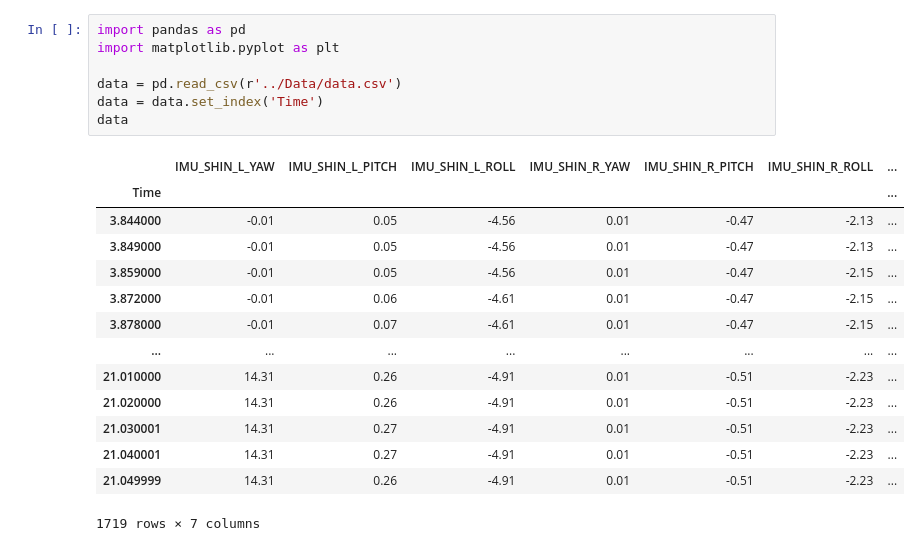
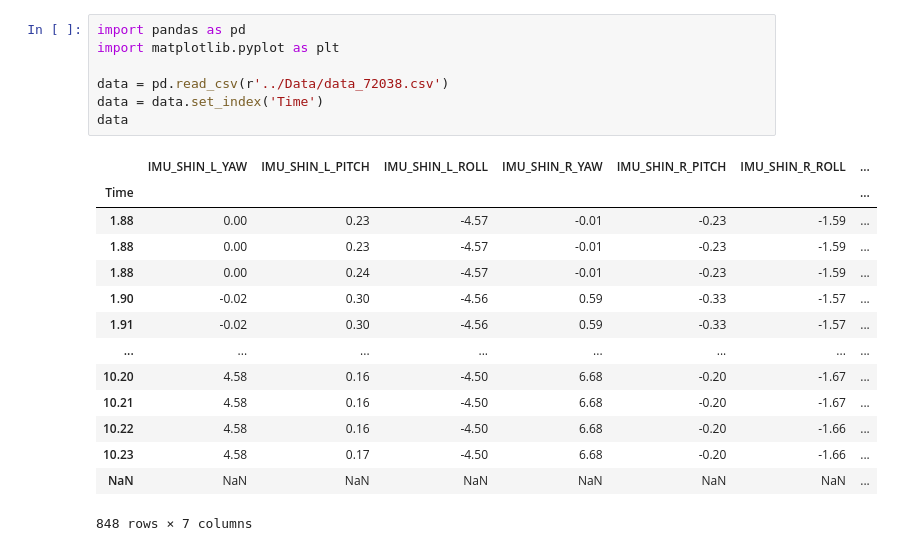
Before and after one commit to njanwani/soft-axo, a Jupyter notebook: Data Processsing/Scripts/plot.ipynb, the cells around one changed output. Saved outputs shown, nothing was run; the diff lists cells and outputs as text.

```diff
--- a/Data Processsing/Scripts/plot.ipynb
+++ b/Data Processsing/Scripts/plot.ipynb
@@ -1,23 +1,23 @@
 # %%
 import pandas as pd
 import matplotlib.pyplot as plt
 
-data = pd.read_csv(r'../Data/data.csv')
+data = pd.read_csv(r'../Data/data_72038.csv')
 data = data.set_index('Time')
 data
 # %% [output]
 |  | IMU_SHIN_L_YAW | IMU_SHIN_L_PITCH | IMU_SHIN_L_ROLL | IMU_SHIN_R_YAW | IMU_SHIN_R_PITCH | IMU_SHIN_R_ROLL | ... |
 | Time |  |  |  |  |  |  | ... |
-| 3.844000 | -0.01 | 0.05 | -4.56 | 0.01 | -0.47 | -2.13 | ... |
-| 3.849000 | -0.01 | 0.05 | -4.56 | 0.01 | -0.47 | -2.13 | ... |
-| 3.859000 | -0.01 | 0.05 | -4.56 | 0.01 | -0.47 | -2.15 | ... |
-| 3.872000 | -0.01 | 0.06 | -4.61 | 0.01 | -0.47 | -2.15 | ... |
-| 3.878000 | -0.01 | 0.07 | -4.61 | 0.01 | -0.47 | -2.15 | ... |
+| 1.88 | 0.00 | 0.23 | -4.57 | -0.01 | -0.23 | -1.59 | ... |
+| 1.88 | 0.00 | 0.23 | -4.57 | -0.01 | -0.23 | -1.59 | ... |
+| 1.88 | 0.00 | 0.24 | -4.57 | -0.01 | -0.23 | -1.59 | ... |
+| 1.90 | -0.02 | 0.30 | -4.56 | 0.59 | -0.33 | -1.57 | ... |
+| 1.91 | -0.02 | 0.30 | -4.56 | 0.59 | -0.33 | -1.57 | ... |
 | ... | ... | ... | ... | ... | ... | ... | ... |
-| 21.010000 | 14.31 | 0.26 | -4.91 | 0.01 | -0.51 | -2.23 | ... |
-| 21.020000 | 14.31 | 0.26 | -4.91 | 0.01 | -0.51 | -2.23 | ... |
-| 21.030001 | 14.31 | 0.27 | -4.91 | 0.01 | -0.51 | -2.23 | ... |
-| 21.040001 | 14.31 | 0.27 | -4.91 | 0.01 | -0.51 | -2.23 | ... |
-| 21.049999 | 14.31 | 0.26 | -4.91 | 0.01 | -0.51 | -2.23 | ... |
+| 10.20 | 4.58 | 0.16 | -4.50 | 6.68 | -0.20 | -1.67 | ... |
+| 10.21 | 4.58 | 0.16 | -4.50 | 6.68 | -0.20 | -1.67 | ... |
+| 10.22 | 4.58 | 0.16 | -4.50 | 6.68 | -0.20 | -1.66 | ... |
+| 10.23 | 4.58 | 0.17 | -4.50 | 6.68 | -0.20 | -1.66 | ... |
+| NaN | NaN | NaN | NaN | NaN | NaN | NaN | ... |
-1719 rows × 7 columns
+848 rows × 7 columns
 # %%
```
Also changed, not shown: parts of 1 cell of this notebook, 12 other files.
